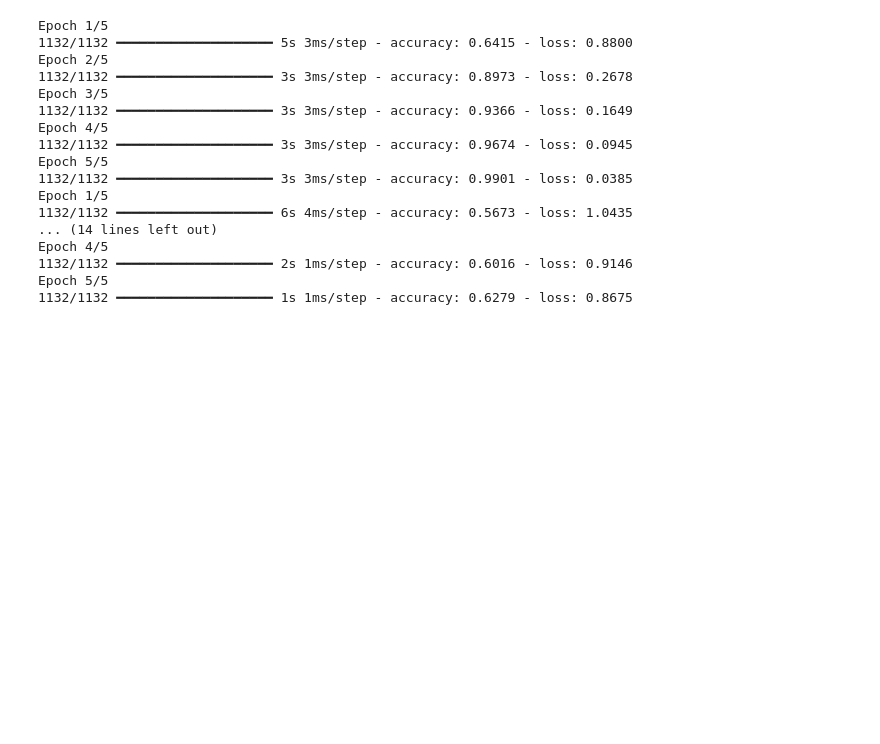
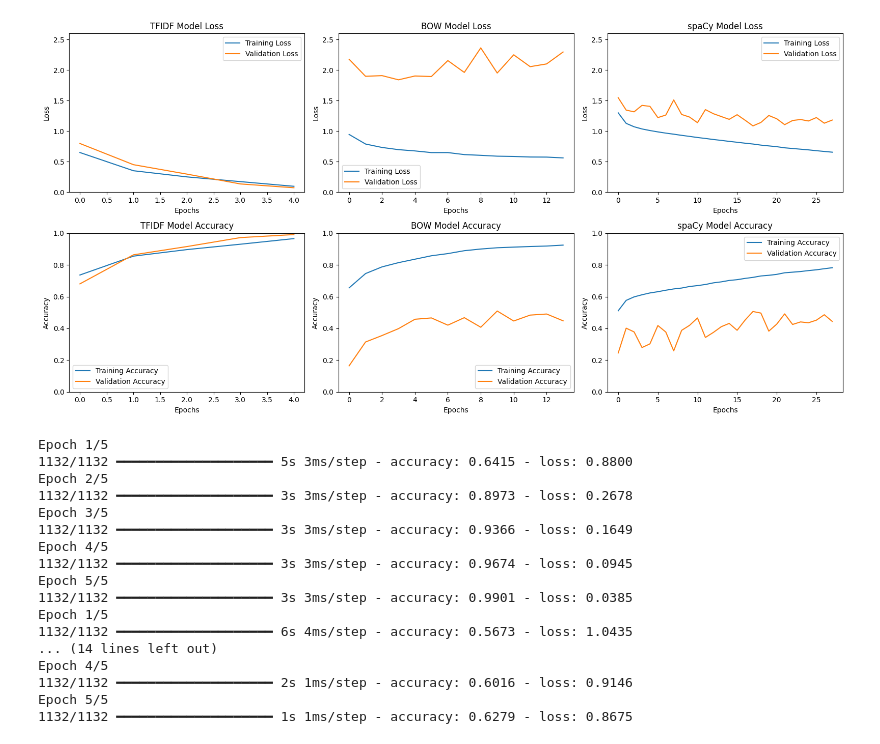
Before and after one commit to paigeberrigan/nlp_proj2_hotelreviews, a Jupyter notebook: Run 2/notebooks/model_neural_network.ipynb, the cells around one changed output. Drawn from its saved outputs; the diff is of its cells as text; code cells hidden in the pictures; blank space fills up the shorter version.

```diff
--- a/Run 2/notebooks/model_neural_network.ipynb
+++ b/Run 2/notebooks/model_neural_network.ipynb
@@ -218,0 +74,20 @@ Neural Network model saved successfully.
+# %%
+# Neural Network with TFIDF
+X_nn_tfidf, y_nn_tfidf = prepare_nn_data(X_train_tfidf, y_train_tfidf)
+
+nn_tfidf = Sequential([
+    Input(shape=(X_nn_bow.shape[1],)),
+    Dense(128, activation='relu'),
+    Dense(64, activation='relu'),
+    Dense(num_classes, activation='softmax')
+])
+
+nn_tfidf.compile(optimizer='adam', loss='categorical_crossentropy', metrics=['accuracy'])
+history_tfidf = nn_tfidf.fit(
+    X_nn_tfidf, y_nn_tfidf,
+    validation_split=0.2,  # Using validation split for validation metrics
+    epochs=5,
+    batch_size=32,
+    callbacks=[TrainingLogger()]
+)
+nn_tfidf.save('../outputs/models/Neural_Network_TFIDF.keras')
@@ -219,3 +207,73 @@ Neural Network model saved successfully.
+# %%
+fig, axes = plt.subplots(2, 3, figsize=(16, 8))
+
+# have all lims start at 0 so its clear to compare across the (2x3)
+loss_ylim = (0, max(
+    max(history_tfidf.history['loss'] + history_tfidf.history['val_loss']),
+    max(history_bow.history['loss'] + history_bow.history['val_loss']),
+    max(history_spacy.history['loss'] + history_spacy.history['val_loss'])
+) * 1.1)  # add padding
+
+accuracy_ylim = (0, 1)  # (range is between 0-1)
+
+# TFIDF model loss plot
+axes[0, 0].plot(history_tfidf.history['loss'], label='Training Loss')
+axes[0, 0].plot(history_tfidf.history['val_loss'], label='Validation Loss')
+axes[0, 0].set_title('TFIDF Model Loss')
+axes[0, 0].set_xlabel('Epochs')
+axes[0, 0].set_ylabel('Loss')
+axes[0, 0].set_ylim(loss_ylim)
+axes[0, 0].legend()
+
+# BOW model loss plot
+axes[0, 1].plot(history_bow.history['loss'], label='Training Loss')
+axes[0, 1].plot(history_bow.history['val_loss'], label='Validation Loss')
+axes[0, 1].set_title('BOW Model Loss')
+axes[0, 1].set_xlabel('Epochs')
+axes[0, 1].set_ylabel('Loss')
+axes[0, 1].set_ylim(loss_ylim)
+axes[0, 1].legend()
+
+# spaCy model loss plot
+axes[0, 2].plot(history_spacy.history['loss'], label='Training Loss')
+axes[0, 2].plot(history_spacy.history['val_loss'], label='Validation Loss')
+axes[0, 2].set_title('spaCy Model Loss')
+axes[0, 2].set_xlabel('Epochs')
+axes[0, 2].set_ylabel('Loss')
+axes[0, 2].set_ylim(loss_ylim)
+axes[0, 2].legend()
+
+# TFIDF model accuracy plot
+axes[1, 0].plot(history_tfidf.history['accuracy'], label='Training Accuracy')
+axes[1, 0].plot(history_tfidf.history['val_accuracy'], label='Validation Accuracy')
+axes[1, 0].set_title('TFIDF Model Accuracy')
+axes[1, 0].set_xlabel('Epochs')
+axes[1, 0].set_ylabel('Accuracy')
+axes[1, 0].set_ylim(accuracy_ylim)
+axes[1, 0].legend()
+
+# BOW model accuracy plot
+axes[1, 1].plot(history_bow.history['accuracy'], label='Training Accuracy')
+axes[1, 1].plot(history_bow.history['val_accuracy'], label='Validation Accuracy')
+axes[1, 1].set_title('BOW Model Accuracy')
+axes[1, 1].set_xlabel('Epochs')
+axes[1, 1].set_ylabel('Accuracy')
+axes[1, 1].set_ylim(accuracy_ylim)
+axes[1, 1].legend()
+
+# spaCy model accuracy plot
+axes[1, 2].plot(history_spacy.history['accuracy'], label='Training Accuracy')
+axes[1, 2].plot(history_spacy.history['val_accuracy'], label='Validation Accuracy')
+axes[1, 2].set_title('spaCy Model Accuracy')
+axes[1, 2].set_xlabel('Epochs')
+axes[1, 2].set_ylabel('Accuracy')
+axes[1, 2].set_ylim(accuracy_ylim)
+axes[1, 2].legend()
+
+plt.tight_layout()
+plt.show()
+# %% [output]
+[figure, added]
 # %%
 from tensorflow.keras.models import Sequential
 from tensorflow.keras.layers import Dense
```
Also changed, not shown: parts of 12 cells of this notebook, 14 other files.
